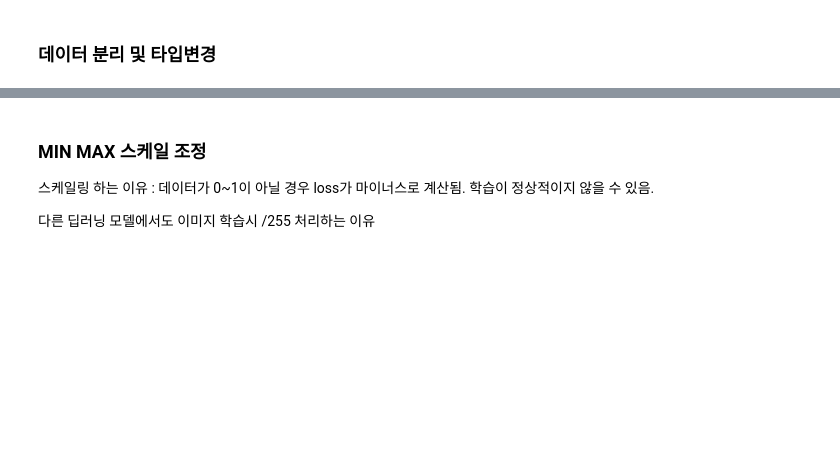
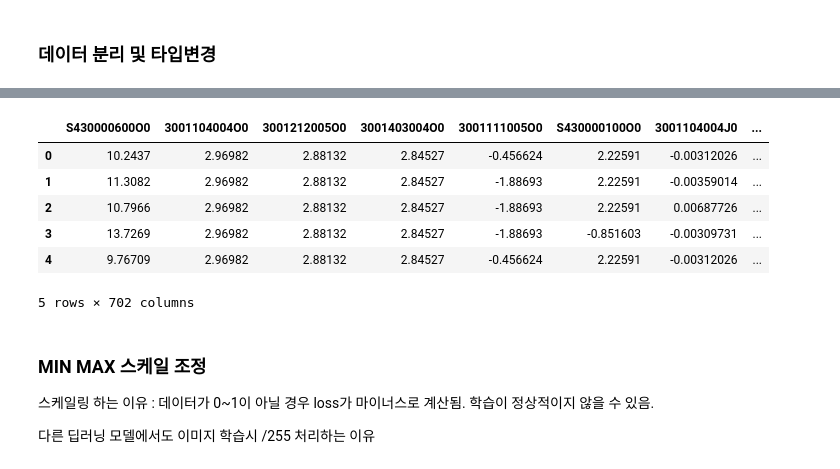
Before and after one commit to MKJJO/S_Project, a Jupyter notebook: 07_Variational AE를 통한 차원축소-tSNE검증.ipynb, the cells around one changed output, grey strips where cells are left out. Saved outputs shown, nothing was run; the diff lists cells and outputs as text; code cells hidden in the pictures; blank space fills up the shorter version.

```diff
--- a/07_Variational AE를 통한 차원축소-tSNE검증.ipynb
+++ b/07_Variational AE를 통한 차원축소-tSNE검증.ipynb
@@ -132,3 +132,13 @@ X_train.shape, Y_train.shape
+# %%
+X_train.head()
+# %% [output]
+|  | S430000600O0 | 3001104004O0 | 3001212005O0 | 3001403004O0 | 3001111005O0 | S430000100O0 | 3001104004J0 | ... |
+| 0 | 10.2437 | 2.96982 | 2.88132 | 2.84527 | -0.456624 | 2.22591 | -0.00312026 | ... |
+| 1 | 11.3082 | 2.96982 | 2.88132 | 2.84527 | -1.88693 | 2.22591 | -0.00359014 | ... |
+| 2 | 10.7966 | 2.96982 | 2.88132 | 2.84527 | -1.88693 | 2.22591 | 0.00687726 | ... |
+| 3 | 13.7269 | 2.96982 | 2.88132 | 2.84527 | -1.88693 | -0.851603 | -0.00309731 | ... |
+| 4 | 9.76709 | 2.96982 | 2.88132 | 2.84527 | -0.456624 | 2.22591 | -0.00312026 | ... |
+5 rows × 702 columns
 # %%
 X_train = np.array(X_train)
 X_test = np.array(X_test)
```
Also changed, not shown: parts of 21 cells of this notebook, 11 other files.
